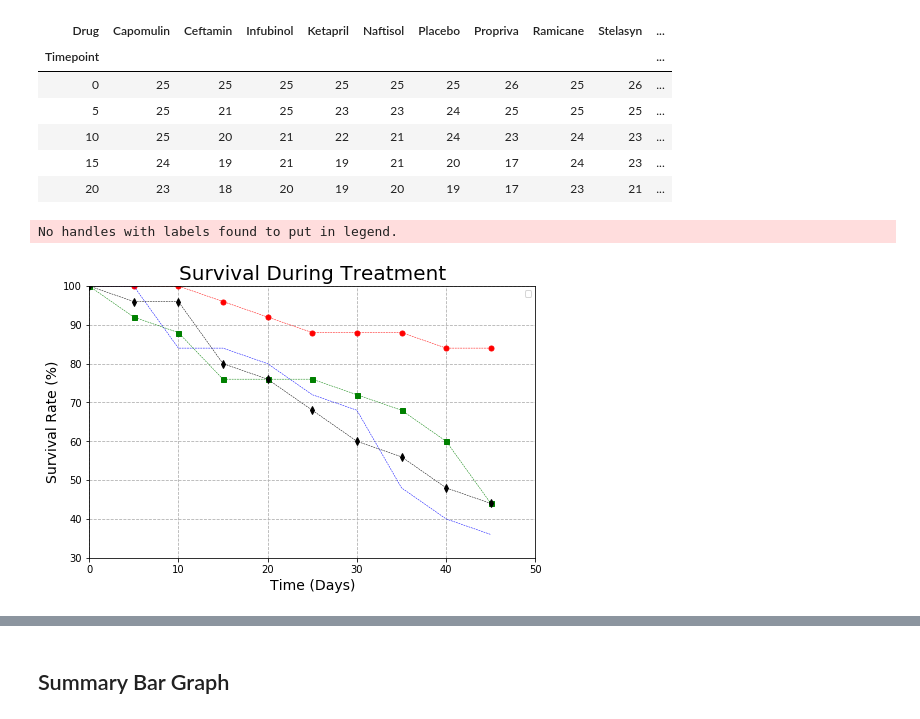
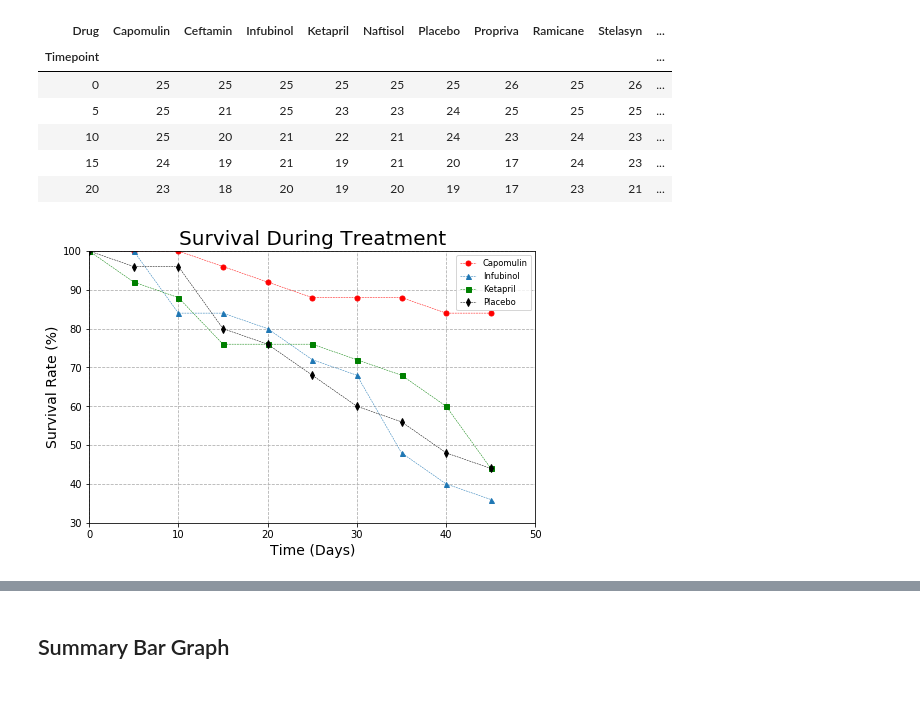
Before and after one commit to hdevulapalli/matplotlib-challenge, a Jupyter notebook: Pymaceuticals/pymaceuticals_starter.ipynb, the cells around one changed output, grey strips where cells are left out. Cells and saved outputs as stored; diff of their text form; code cells hidden in the pictures.

```diff
--- a/Pymaceuticals/pymaceuticals_starter.ipynb
+++ b/Pymaceuticals/pymaceuticals_starter.ipynb
@@ -15,11 +15,11 @@ clinical_trial_data_to_load = "data/clinicaltrial_data.csv"
 
 # Read the Mouse and Drug Data and the Clinical Trial Data
 # Load in csv & read the data
-mouse_df = pd.read_csv("data/mouse_drug_data.csv" )
+mouse_df = pd.read_csv("/Users/himadevulapalli/Documents/GTWeek5HW/Pharmaceuticals/matplotlib-challenge/Pymaceuticals/mouse_drug_data.csv" )
 mouse_df.head()
 
 # Load in csv & read the data
-clinical_df = pd.read_csv("data/clinicaltrial_data.csv" )
+clinical_df = pd.read_csv("/Users/himadevulapalli/Documents/GTWeek5HW/Pharmaceuticals/matplotlib-challenge/Pymaceuticals/clinicaltrial_data.csv" )
 clinical_df.head()
 #clinical_df.info()
 
@@ -241,25 +237,24 @@ survival_count_pivot.head()
 # %%
 # Generate the Plot (Accounting for percentages)
 plt.figure(figsize=(8,5))
-plt.plot(100*survival_count_pivot["Capomulin"]/25, "ro", linestyle="dashed", markersize=5, linewidth=0.50)
-plt.plot(100*survival_count_pivot["Infubinol"]/25, "b", linestyle="dashed", markersize=5, linewidth=0.50)
-plt.plot(100*survival_count_pivot["Ketapril"]/25, "gs", linestyle="dashed", markersize=5, linewidth=0.50)
-plt.plot(100*survival_count_pivot["Placebo"]/25, "kd", linestyle="dashed", markersize=5, linewidth=0.50)
+plt.plot(100*survival_count_pivot["Capomulin"]/25, "ro", linestyle="dashed", markersize=5, linewidth=0.50, label="Capomulin")
+plt.plot(100*survival_count_pivot["Infubinol"]/25, "^", linestyle="dashed", markersize=5, linewidth=0.50, label="Infubinol")
+plt.plot(100*survival_count_pivot["Ketapril"]/25, "gs", linestyle="dashed", markersize=5, linewidth=0.50, label="Ketapril")
+plt.plot(100*survival_count_pivot["Placebo"]/25, "kd", linestyle="dashed", markersize=5, linewidth=0.50, label="Placebo")
 
 plt.ylim(30, 100)
 plt.xlim(0, 50)
 
 plt.title("Survival During Treatment", fontsize=20)
 plt.ylabel("Survival Rate (%)", fontsize=14)
 plt.xlabel("Time (Days)", fontsize=14)
 plt.grid(linestyle="dashed")
 plt.legend(loc="best",fontsize="small",fancybox=True)
 
 
 # Save the Figure
-plt.savefig("/Users/himadevulapalli/Documents/GTWeek5HW/Pharmaceuticals/Survival.png")
+plt.savefig("Survival.png")
 # Show the Figure
 plt.show()
 # %% [output]
-No handles with labels found to put in legend.
-[figure, old version]
+[figure, new version]
```
Also changed, not shown: parts of 6 cells of this notebook, 3 other files.
